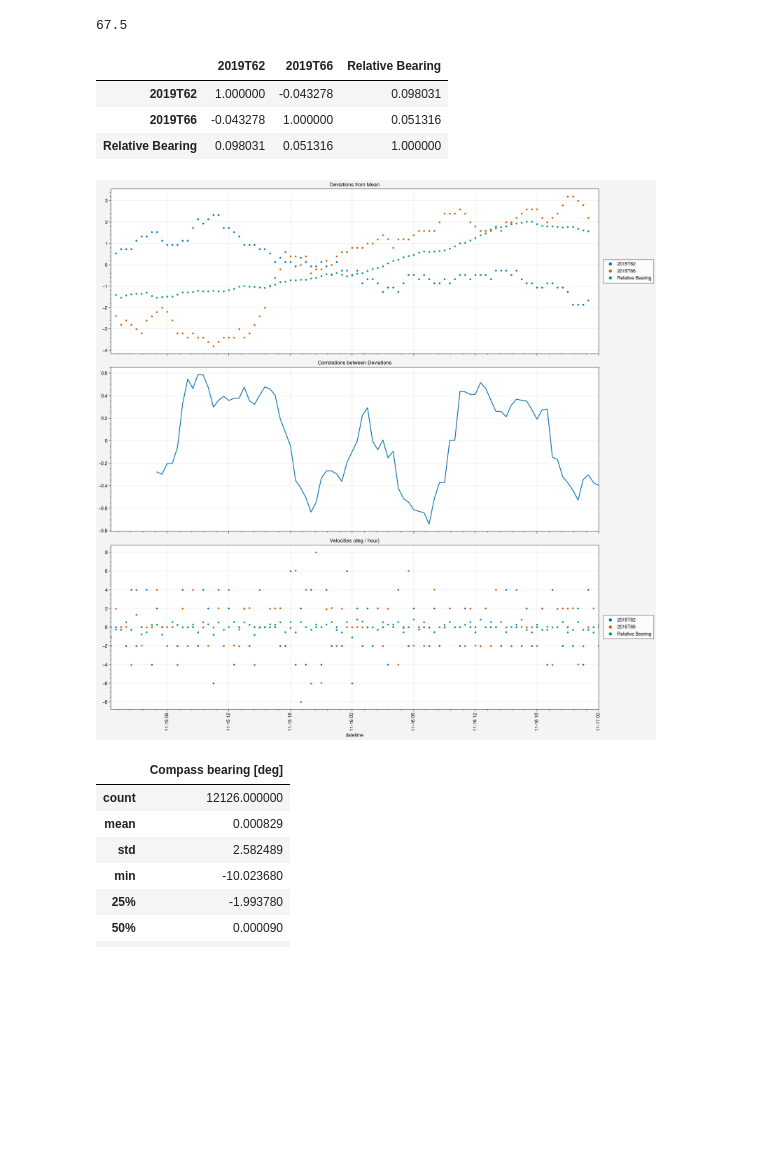
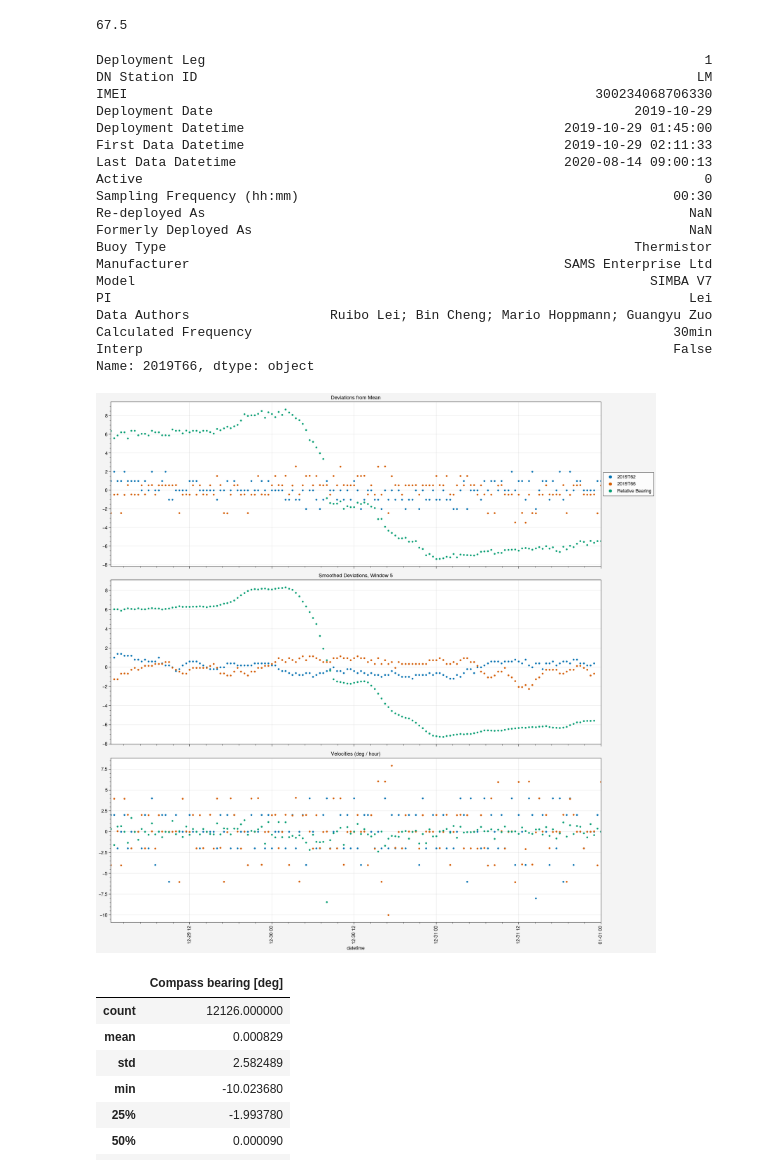
Before and after one commit to awang343/uncertainty-quantification-sea-ice, a Jupyter notebook: notebooks/SIMBA Buoys.ipynb, the cells around one changed output. Saved outputs shown, nothing was run; the diff lists cells and outputs as text; code cells hidden in the pictures; blank space fills up the shorter version.

```diff
--- a/notebooks/SIMBA Buoys.ipynb
+++ b/notebooks/SIMBA Buoys.ipynb
@@ -100,63 +89,83 @@ a=89.9999999
 geodesic.inv(0,a,45,a)[0]
 # %% [output]
 67.5
+# %%
+buoy_metadata(b2)
+# %% [output]
+Deployment Leg                                                                1
+DN Station ID                                                                LM
+IMEI                                                            300234068706330
+Deployment Date                                                      2019-10-29
+Deployment Datetime                                         2019-10-29 01:45:00
+First Data Datetime                                         2019-10-29 02:11:33
+Last Data Datetime                                          2020-08-14 09:00:13
+Active                                                                        0
+Sampling Frequency (hh:mm)                                                00:30
+Re-deployed As                                                              NaN
+Formerly Deployed As                                                        NaN
+Buoy Type                                                            Thermistor
+Manufacturer                                                SAMS Enterprise Ltd
+Model                                                                  SIMBA V7
+PI                                                                          Lei
+Data Authors                  Ruibo Lei; Bin Cheng; Mario Hoppmann; Guangyu Zuo
+Calculated Frequency                                                      30min
+Interp                                                                    False
+Name: 2019T66, dtype: object
 # %%
 a = simba_data(b1)["Compass bearing [deg]"].rename("a")
 b = simba_data(b2)["Compass bearing [deg]"].rename("b")
 a.index = pd.to_datetime(a.index)
 b.index = pd.to_datetime(b.index)
 
-date_slice = slice("2019-11-15 00:00:00", "2019-11-17 00:00:00")
+date_slice = slice("2019-12-29 00:00:00", "2020-01-01 00:00:00")
 
 # a = a.resample("1d", offset="11h").asfreq().dropna()
 # b = b.resample("1d", offset="11h").asfreq().dropna()
-
-num_graphs = 3
-fig, ax = pplt.subplots(nrows=num_graphs, figsize=(15,5*num_graphs))
 
 geodesic = pyproj.Geod(ellps="WGS84")
 a_path = buoy_data(b1).set_index("datetime")[date_slice]
 b_path = buoy_data(b2).set_index("datetime")[date_slice]
 
 paths = a_path.merge(b_path, left_index=True, right_index=True, suffixes=['_a', '_b'])
 paths = paths[date_slice]
 paths['fwd_angle'] = geodesic.inv(paths["longitude_a"], paths["latitude_a"], paths["longitude_b"], paths["latitude_b"])[0]
 
 combined = pd.concat([a, b, paths['fwd_angle']], axis=1).dropna()
 combined.columns = b1, b2, "Relative Bearing"
 combined = combined[date_slice]
 
 deviations = combined - combined.mean(axis=0)
 window = 5
 smoothed_deviations = deviations.rolling(window, center=True).mean()
-velocities = rotational_velocity(combined)
+velocities = rotational_velocity(deviations)
+smoothed_velocities = rotational_velocity(smoothed_deviations)
 
 corr_window = 10
 rolling_corr = velocities[b1].rolling(corr_window).corr(velocities[b2])
 
-ax[0].plot(smoothed_deviations, m=".", ms=5, lw=0)
-ax[0].format(title="Deviations from Mean")
-ax[0].legend(ncols=1, ms=10, loc="r")
+num_graphs = 3
+fig, ax = pplt.subplots(nrows=num_graphs, figsize=(15,5*num_graphs))
 
-ax[1].plot(rolling_corr)
-ax[1].format(title=f"Correlations between Deviations")
+cur_graph = 0
 
+ax[cur_graph].plot(deviations, m=".", ms=5, lw=0)
+ax[cur_graph].format(title="Deviations from Mean")
+ax[cur_graph].legend(ncols=1, ms=10, loc="r")
+cur_graph += 1
 
-#ax[1].plot(smoothed_deviations, m=".", ms=1, lw=0)
-#ax[1].format(title=f"Smoothed Deviations, Window {window}")
-ax[2].plot(velocities, m=".", ms=5, lw=0)
-ax[2].format(title="Velocities (deg / hour)")
-ax[2].legend(ncols=1, ms=10, loc="r")
+#ax[cur_graph].plot(rolling_corr)
+#ax[cur_graph].format(title=f"Correlations between Deviations")
+#cur_graph += 1
 
+ax[cur_graph].plot(smoothed_deviations, m=".", ms=5, lw=0)
+ax[cur_graph].format(title=f"Smoothed Deviations, Window {window}")
+cur_graph += 1
 
-
-print(velocities.corr(method="spearman"))
+ax[cur_graph].plot(velocities, m=".", ms=5, lw=0)
+ax[cur_graph].format(title="Velocities (deg / hour)")
+cur_graph += 1
 # %% [output]
-|  | 2019T62 | 2019T66 | Relative Bearing |
-| 2019T62 | 1.000000 | -0.043278 | 0.098031 |
-| 2019T66 | -0.043278 | 1.000000 | 0.051316 |
-| Relative Bearing | 0.098031 | 0.051316 | 1.000000 |
-[figure, old version]
+[figure, new version]
 # %%
 a = simba_data("2019T65")["Compass bearing [deg]"]
 a.index = pd.to_datetime(a.index)
```
Also changed, not shown: parts of 1 cell of this notebook, 1 other file.
